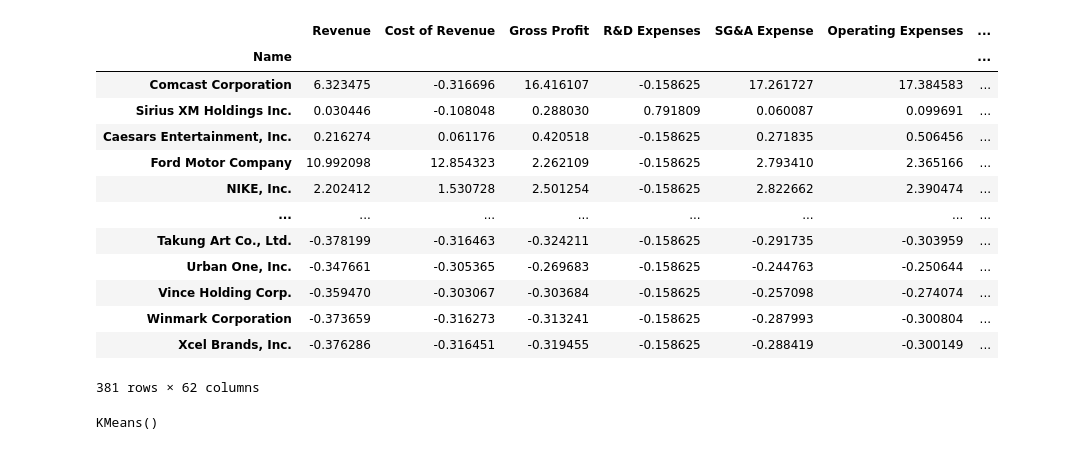
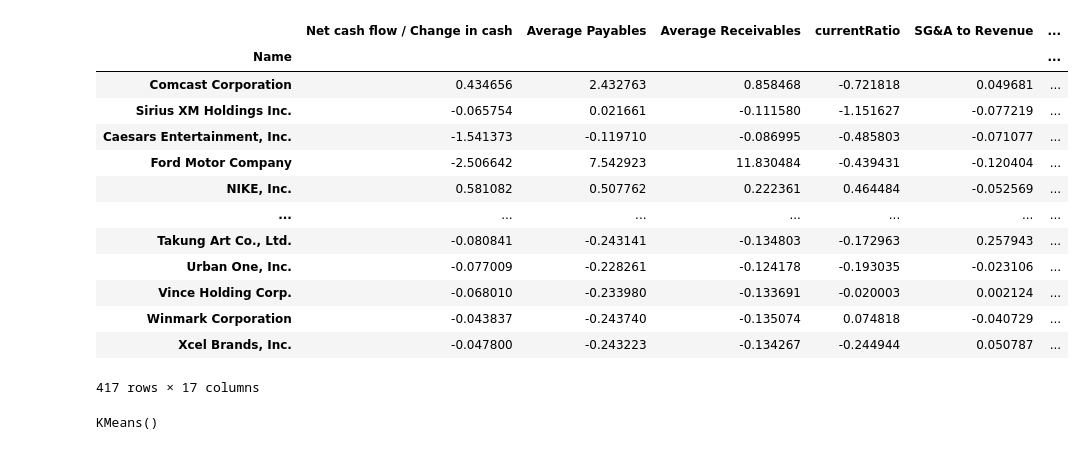
Before and after one commit to geotrieu/fsa, a Jupyter notebook: Jupyter/kmeansfinal.ipynb, the cells around one changed output. Drawn from its saved outputs; the diff is of its cells as text; code cells hidden in the pictures.

```diff
--- a/Jupyter/kmeansfinal.ipynb
+++ b/Jupyter/kmeansfinal.ipynb
@@ -5,31 +5,32 @@ import random as rd
 import matplotlib.pyplot as plt
 from sklearn.cluster import KMeans
 # %%
-df = pd.read_csv("../processed_data/2018_Data_Accounts.csv")
+df = pd.read_csv("../processed_data/2018_Data_Ratios.csv")
 
 # convert 'Name' column into row indices
 df.set_index('Name', inplace=True)
 
 # remove ticker column
+df_ticker = df['Ticker']
 df = df.drop(columns=['Ticker'])
 
 # display
 display(df)
 # %% [output]
-|  | Revenue | Cost of Revenue | Gross Profit | R&D Expenses | SG&A Expense | Operating Expenses | ... |
-| Name |  |  |  |  |  |  | ... |
-| Comcast Corporation | 6.323475 | -0.316696 | 16.416107 | -0.158625 | 17.261727 | 17.384583 | ... |
-| Sirius XM Holdings Inc. | 0.030446 | -0.108048 | 0.288030 | 0.791809 | 0.060087 | 0.099691 | ... |
-| Caesars Entertainment, Inc. | 0.216274 | 0.061176 | 0.420518 | -0.158625 | 0.271835 | 0.506456 | ... |
-| Ford Motor Company | 10.992098 | 12.854323 | 2.262109 | -0.158625 | 2.793410 | 2.365166 | ... |
-| NIKE, Inc. | 2.202412 | 1.530728 | 2.501254 | -0.158625 | 2.822662 | 2.390474 | ... |
-| ... | ... | ... | ... | ... | ... | ... | ... |
-| Takung Art Co., Ltd. | -0.378199 | -0.316463 | -0.324211 | -0.158625 | -0.291735 | -0.303959 | ... |
-| Urban One, Inc. | -0.347661 | -0.305365 | -0.269683 | -0.158625 | -0.244763 | -0.250644 | ... |
-| Vince Holding Corp. | -0.359470 | -0.303067 | -0.303684 | -0.158625 | -0.257098 | -0.274074 | ... |
-| Winmark Corporation | -0.373659 | -0.316273 | -0.313241 | -0.158625 | -0.287993 | -0.300804 | ... |
-| Xcel Brands, Inc. | -0.376286 | -0.316451 | -0.319455 | -0.158625 | -0.288419 | -0.300149 | ... |
+|  | Net cash flow / Change in cash | Average Payables | Average Receivables | currentRatio | SG&A to Revenue | ... |
+| Name |  |  |  |  |  | ... |
+| Comcast Corporation | 0.434656 | 2.432763 | 0.858468 | -0.721818 | 0.049681 | ... |
+| Sirius XM Holdings Inc. | -0.065754 | 0.021661 | -0.111580 | -1.151627 | -0.077219 | ... |
+| Caesars Entertainment, Inc. | -1.541373 | -0.119710 | -0.086995 | -0.485803 | -0.071077 | ... |
+| Ford Motor Company | -2.506642 | 7.542923 | 11.830484 | -0.439431 | -0.120404 | ... |
+| NIKE, Inc. | 0.581082 | 0.507762 | 0.222361 | 0.464484 | -0.052569 | ... |
+| ... | ... | ... | ... | ... | ... | ... |
+| Takung Art Co., Ltd. | -0.080841 | -0.243141 | -0.134803 | -0.172963 | 0.257943 | ... |
+| Urban One, Inc. | -0.077009 | -0.228261 | -0.124178 | -0.193035 | -0.023106 | ... |
+| Vince Holding Corp. | -0.068010 | -0.233980 | -0.133691 | -0.020003 | 0.002124 | ... |
+| Winmark Corporation | -0.043837 | -0.243740 | -0.135074 | 0.074818 | -0.040729 | ... |
+| Xcel Brands, Inc. | -0.047800 | -0.243223 | -0.134267 | -0.244944 | 0.050787 | ... |
-381 rows × 62 columns
+417 rows × 17 columns
 # %%
 kmeans = KMeans(n_clusters = 8, init = 'k-means++')
 kmeans.fit(df)
```
Also changed, not shown: parts of 9 cells of this notebook, 2 other files.
